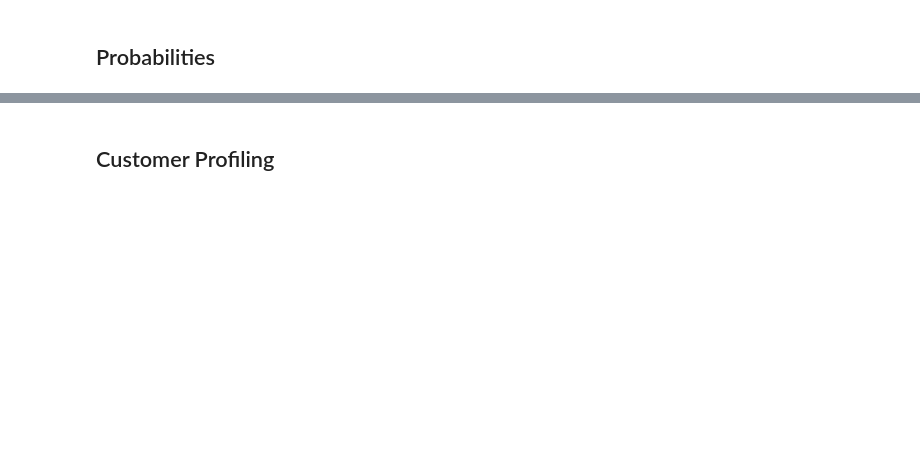
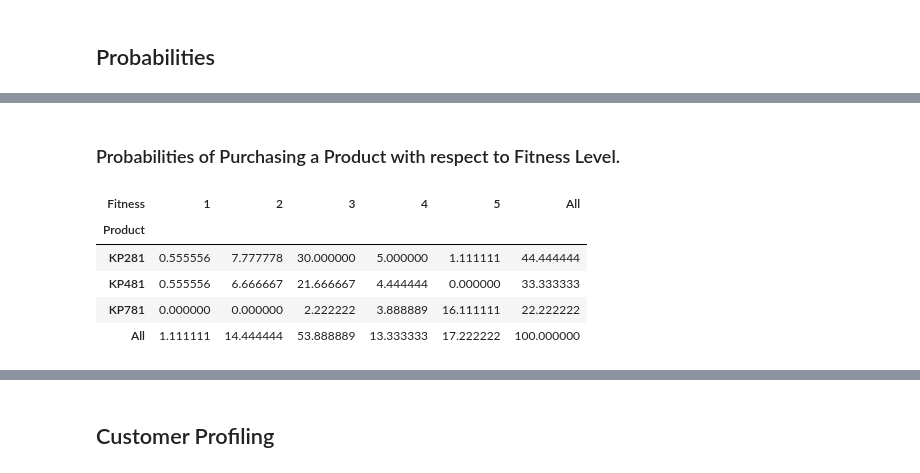
Before and after one commit to 2k4sm/aerofitAnalysis, a Jupyter notebook: aerofit_analysis.ipynb, the cells around one changed output, grey strips where cells are left out. Saved outputs shown, nothing was run; the diff lists cells and outputs as text; code cells hidden in the pictures; blank space fills up the shorter version.

```diff
--- a/aerofit_analysis.ipynb
+++ b/aerofit_analysis.ipynb
@@ -653,0 +781,11 @@ sns.pairplot(df,hue="Product",palette="husl")
+# %% [markdown]
+### Probabilities of Purchasing a Product with respect to Fitness Level.
+# %%
+pd.crosstab(index=df_copy["Product"],columns=df["Fitness"],margins=True,normalize=True)*100
+# %% [output]
+| Fitness | 1 | 2 | 3 | 4 | 5 | All |
+| Product |  |  |  |  |  |  |
+| KP281 | 0.555556 | 7.777778 | 30.000000 | 5.000000 | 1.111111 | 44.444444 |
+| KP481 | 0.555556 | 6.666667 | 21.666667 | 4.444444 | 0.000000 | 33.333333 |
+| KP781 | 0.000000 | 0.000000 | 2.222222 | 3.888889 | 16.111111 | 22.222222 |
+| All | 1.111111 | 14.444444 | 53.888889 | 13.333333 | 17.222222 | 100.000000 |
```
Also changed, not shown: parts of 23 cells of this notebook.
